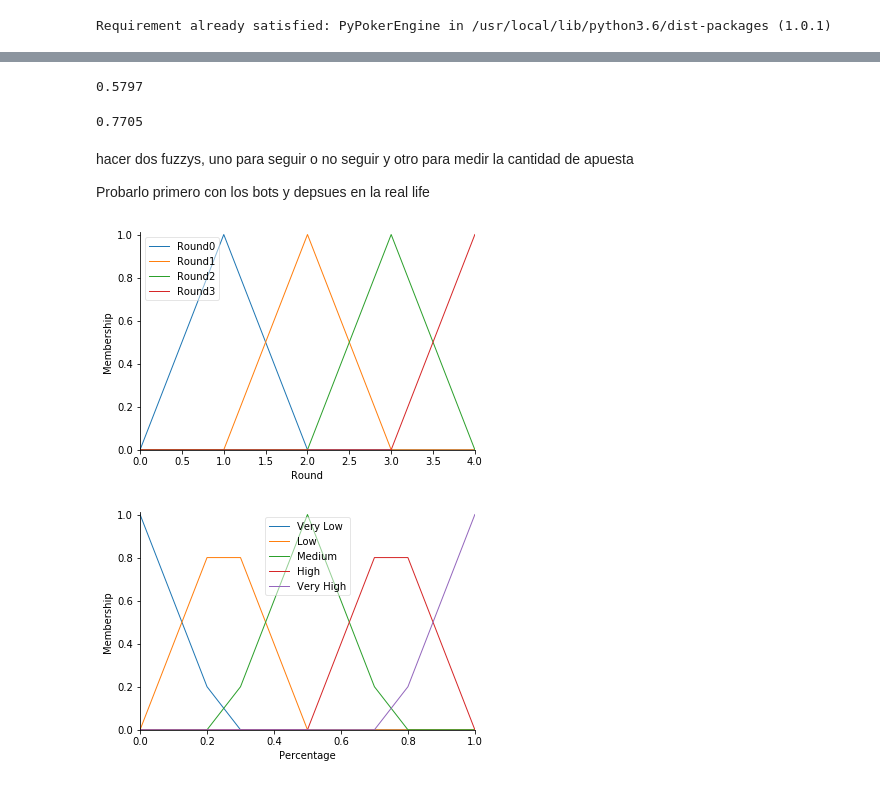
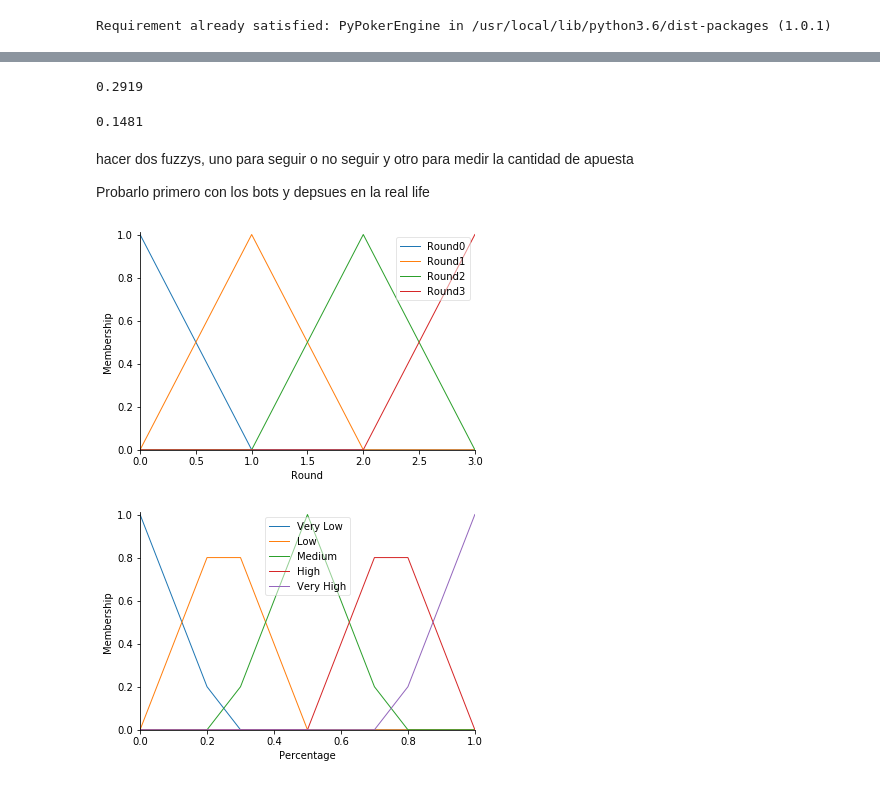
Before and after one commit to Joagai23/SistemasInteligentesPokerBot, a Jupyter notebook: Poker.ipynb, the cells around one changed output, grey strips where cells are left out. Drawn from its saved outputs; the diff is of its cells as text; code cells hidden in the pictures.

```diff
--- a/Poker.ipynb
+++ b/Poker.ipynb
@@ -159,23 +73,23 @@ winRate
 # %%
 from pypokerengine.utils.card_utils import gen_cards, estimate_hole_card_win_rate
-roundNumber=3
+roundNumber=2
 hole_card = gen_cards([yourCard1, yourCard2])
-card4= 'HK'
+card4= 'DK'
 community_card = gen_cards([card1, card2, card3, card4])
 winRate = estimate_hole_card_win_rate(nb_simulation=nb_simulation, nb_player=nb_players, hole_card=hole_card, community_card=community_card)
 winRate
 # %% [output]
-0.5797
+0.2919
 # %%
 from pypokerengine.utils.card_utils import gen_cards, estimate_hole_card_win_rate
-roundNumber=4
+roundNumber=3
 hole_card = gen_cards([yourCard1, yourCard2])
-card5= 'CA'
+card5= 'C8'
 community_card = gen_cards([card1, card2, card3, card4, card5])
 winRate = estimate_hole_card_win_rate(nb_simulation=nb_simulation, nb_player=nb_players, hole_card=hole_card, community_card=community_card)
 winRate
 # %% [output]
-0.7705
+0.1481
 # %% [markdown]
 hacer dos fuzzys, uno para seguir o no seguir y otro para medir la cantidad de apuesta
 
@@ -190,19 +103,19 @@ import matplotlib.pyplot as plt
 #Antecedentes: ronda, porcentage, dinero
 #Consecuencia:accion
 #acciones->abandonar, seguir
-rounds = ctrl.Antecedent(np.arange(0, 5, 1), 'Round')
+rounds = ctrl.Antecedent(np.arange(0, 4, 1), 'Round')
 percentage = ctrl.Antecedent(np.arange(0, 1.01, 0.1), 'Percentage')
 money = ctrl.Antecedent(np.arange(0, 101, 1), 'Money')
 
 act = ctrl.Consequent(np.arange(0, 1.01, 0.1), 'Action')
 # %%
-rounds['Round0'] = fuzz.trimf(rounds.universe, [0, 1, 1])
-rounds['Round1'] = fuzz.trimf(rounds.universe, [1, 2, 2])
-rounds['Round2'] = fuzz.trimf(rounds.universe, [2, 3, 3])
-rounds['Round3'] = fuzz.trimf(rounds.universe, [3, 4, 4])
+rounds['Round0'] = fuzz.trimf(rounds.universe, [0, 0, 1])
+rounds['Round1'] = fuzz.trimf(rounds.universe, [1, 1, 2])
+rounds['Round2'] = fuzz.trimf(rounds.universe, [2, 2, 3])
+rounds['Round3'] = fuzz.trimf(rounds.universe, [3, 3, 4])
 rounds.view()
 # %% [output]
-[figure, old version]
+[figure, new version]
 # %%
 percentage['Very Low'] = fuzz.trimf(percentage.universe, [0, 0, 0.25])
 percentage['Low'] = fuzz.trimf(percentage.universe, [0, 0.25, 0.5])
```
Also changed, not shown: parts of 24 cells of this notebook.
